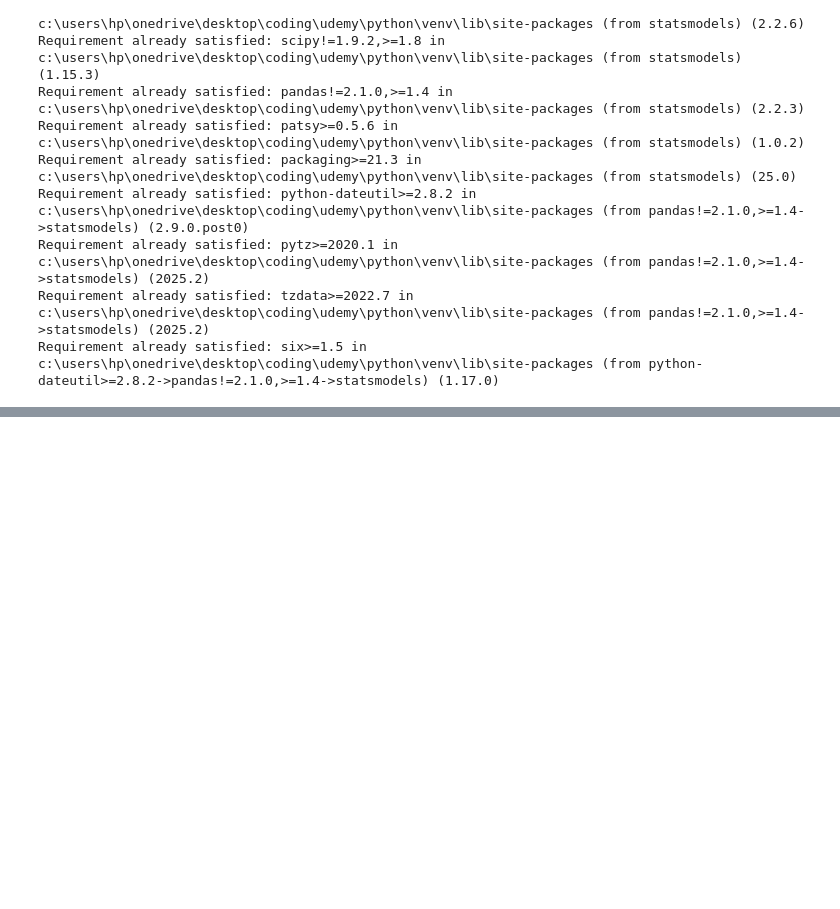
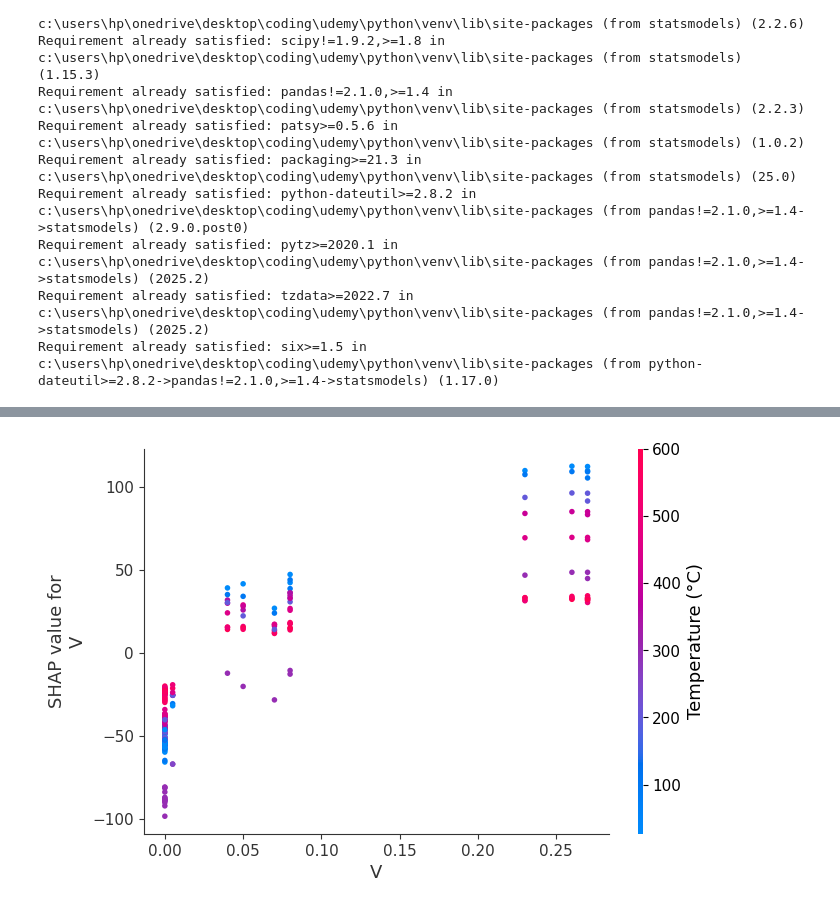
Before and after one commit to siddd776/Property_prediction_of_material, a Jupyter notebook: Property_prediction.ipynb, the cells around one changed output, grey strips where cells are left out. Saved outputs shown, nothing was run; the diff lists cells and outputs as text; code cells hidden in the pictures; blank space fills up the shorter version.

```diff
--- a/Property_prediction.ipynb
+++ b/Property_prediction.ipynb
@@ -298,0 +387,4 @@ r2 score is  0.3062804341316223
+# %%
+shap.dependence_plot('V', shap_values, x_test)
+# %% [output]
+[figure, added]
```
Also changed, not shown: parts of 19 cells of this notebook, 4 other files.
